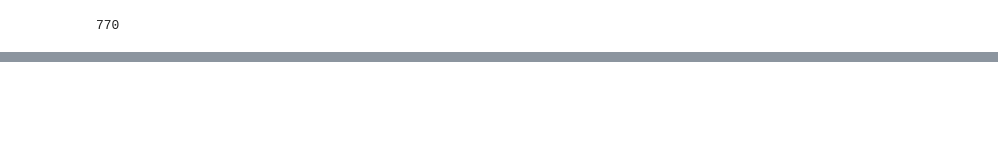
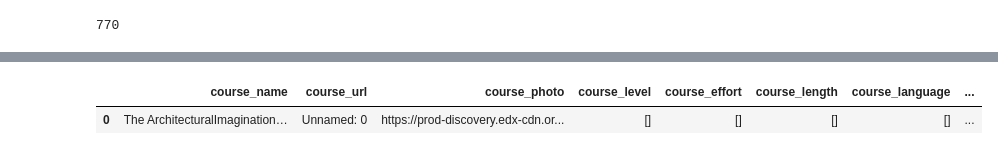
Before and after one commit to santoshapatil/Edx-All-Courses, a Jupyter notebook: edx_all_Courses.ipynb, the cells around one changed output, grey strips where cells are left out. Saved outputs shown, nothing was run; the diff lists cells and outputs as text; code cells hidden in the pictures; blank space fills up the shorter version.

```diff
--- a/edx_all_Courses.ipynb
+++ b/edx_all_Courses.ipynb
@@ -319,9 +319,9 @@ course_photo=[]
 course_url=[]
 course_title=[]
 #for c,ind,nm,p in zip(cs.course_link,cs.index,cs.course_name,cs.course_photo_URL):
-for c,ind,nm,p in zip(edx_courses_catalog.course_link[0:770],edx_courses_catalog.index[0:770],edx_courses_catalog.course_name[0:770],edx_courses_catalog.course_photo_URL[0:770]):
+for c,ind,nm,p in zip(edx_courses_catalog.course_link[10:20],edx_courses_catalog.index[0:10],edx_courses_catalog.course_name[0:10],edx_courses_catalog.course_photo_URL[0:10]):
   driver = webdriver.Chrome(options=options)
-  driver.implicitly_wait(3)
+  driver.implicitly_wait(0.2)
   driver.get(c)
   page = driver.page_source
   soup = BeautifulSoup(page, "html.parser")
@@ -340,6 +340,7 @@ for c,ind,nm,p in zip(edx_courses_catalog.course_link[0:770],edx_courses_catalog
   try:
     check=soup.find_all('li',class_="list-group-item d-flex row px-0")
     leng,eff,lev,lng,sub,pric='','','','','',''
+    lngg,subb=[],[]
     for che in check:
       #Attaching Course Length
       t=che.get_text()
@@ -356,6 +357,8 @@ for c,ind,nm,p in zip(edx_courses_catalog.course_link[0:770],edx_courses_catalog
         course_level.append(lev)
       #Attaching Course Language
       elif "Language"in t:
+
+
         lng=t.lstrip('Language:')
         course_language.append(lng)
       #Attaching Course Subtitles
@@ -451,0 +618,17 @@ len(course_effort)
+# %%
+All_edx_courses_catalog=pd.DataFrame({'course_name':course_title,
+                                        'course_url':course_url,
+                                        'course_photo':course_photo,
+                              'course_level':course_level,
+                              'course_effort':course_effort,
+                              'course_length':course_length,
+                              'course_language':course_language,
+                              'course_subtitle':course_subtitle,
+                              'course_price':course_price,
+                              'course_partner':course_partner,
+                              'university_link':university_link,
+                              'course_enrollments':course_enrollments})
+All_edx_courses_catalog
+# %% [output]
+|  | course_name | course_url | course_photo | course_level | course_effort | course_length | course_language | ... |
+| 0 | The ArchitecturalImagination… | Unnamed: 0 | https://prod-discovery.edx-cdn.or... | [] | [] | [] | [] | ... |
```
Also changed, not shown: parts of 15 cells of this notebook.
